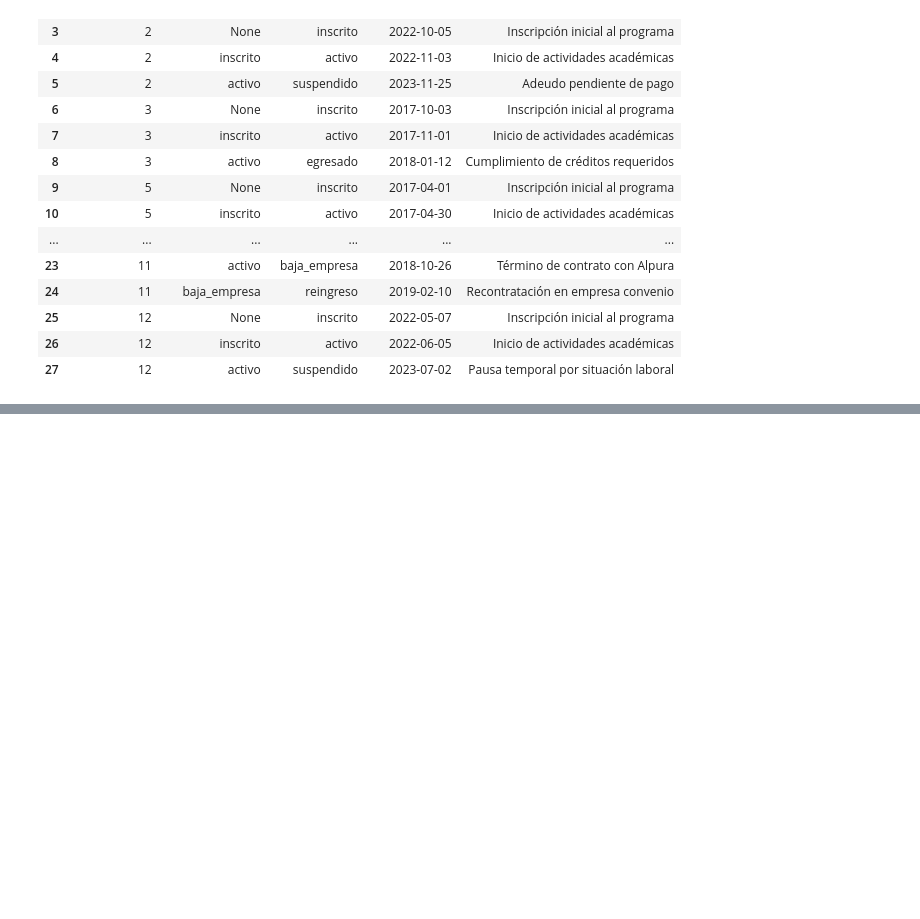
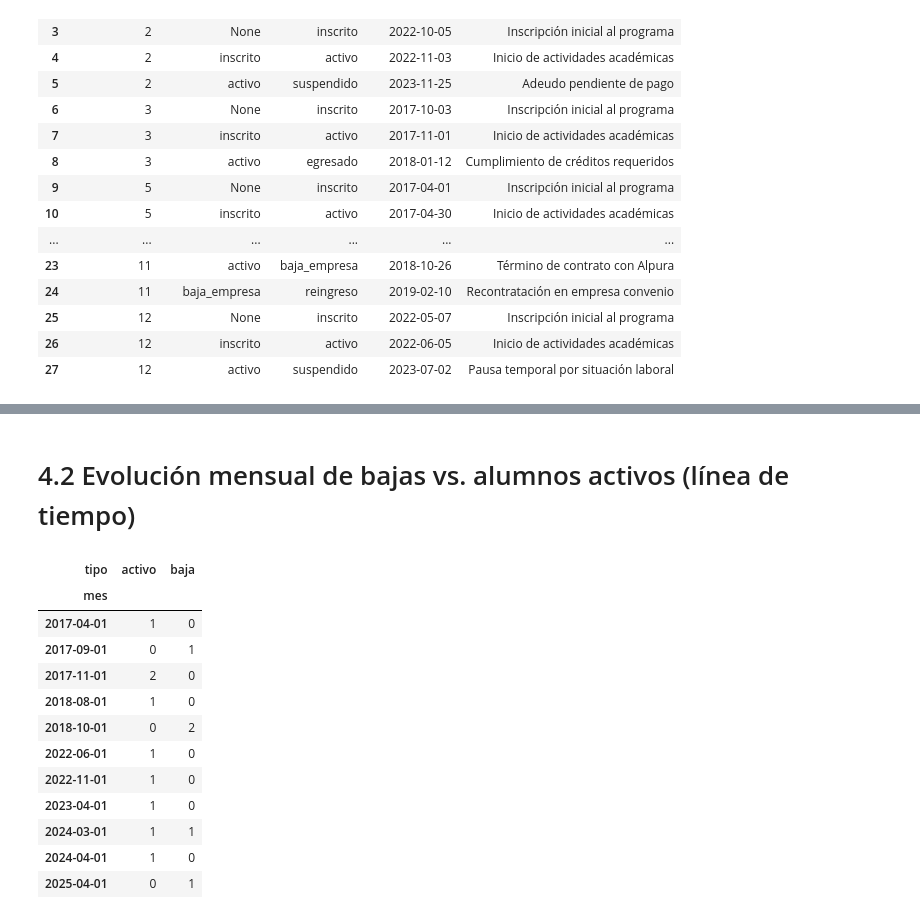
Before and after one commit to diegovega007/inscripciones-educativas, a Jupyter notebook: analysis/analysis.ipynb, the cells around one changed output, grey strips where cells are left out. Saved outputs shown, nothing was run; the diff lists cells and outputs as text; code cells hidden in the pictures; blank space fills up the shorter version.

```diff
--- a/analysis/analysis.ipynb
+++ b/analysis/analysis.ipynb
@@ -113,0 +164,32 @@ display(df_historial_status)
+# %% [markdown]
+# 4.2 Evolución mensual de bajas vs. alumnos activos (línea de tiempo)
+# %%
+#Tipo de bajas para el filtro
+BAJAS = {"baja_empresa", "baja_programa"}
+
+#DataFrame con los datos de historial de estatus filtrados por estatus_nuevo
+df_hist = df_historial_status.query("estatus_nuevo in ('activo', 'baja_empresa', 'baja_programa')").copy()
+
+#Creación de las columnas mes y tipo
+df_hist["mes"] = pd.to_datetime(df_hist["fecha_cambio"]).dt.to_period("M")
+df_hist["tipo"] = df_hist["estatus_nuevo"].map(lambda s: "baja" if s in BAJAS else "activo")
+
+#Creación de la tabla pivot
+monthly = pd.crosstab(df_hist["mes"], df_hist["tipo"])
+monthly.index = monthly.index.to_timestamp()
+
+display(monthly)
+# %% [output]
+| tipo | activo | baja |
+| mes |  |  |
+| 2017-04-01 | 1 | 0 |
+| 2017-09-01 | 0 | 1 |
+| 2017-11-01 | 2 | 0 |
+| 2018-08-01 | 1 | 0 |
+| 2018-10-01 | 0 | 2 |
+| 2022-06-01 | 1 | 0 |
+| 2022-11-01 | 1 | 0 |
+| 2023-04-01 | 1 | 0 |
+| 2024-03-01 | 1 | 1 |
+| 2024-04-01 | 1 | 0 |
+| 2025-04-01 | 0 | 1 |
```
Also changed, not shown: parts of 14 cells of this notebook.
